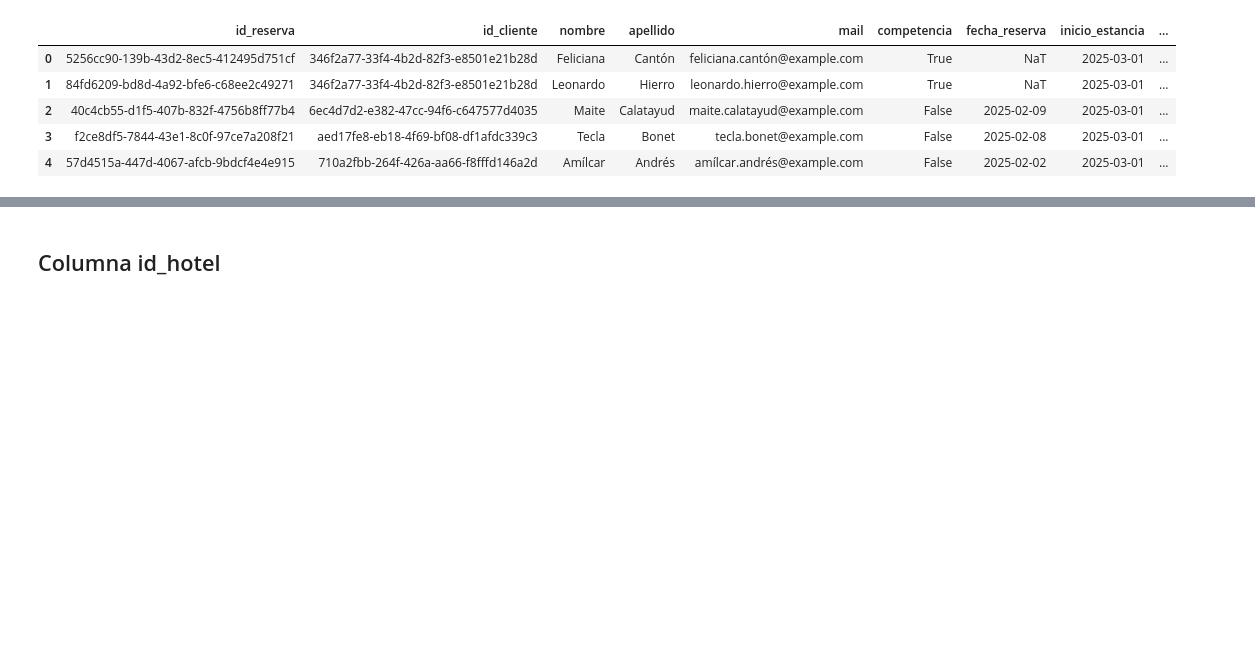
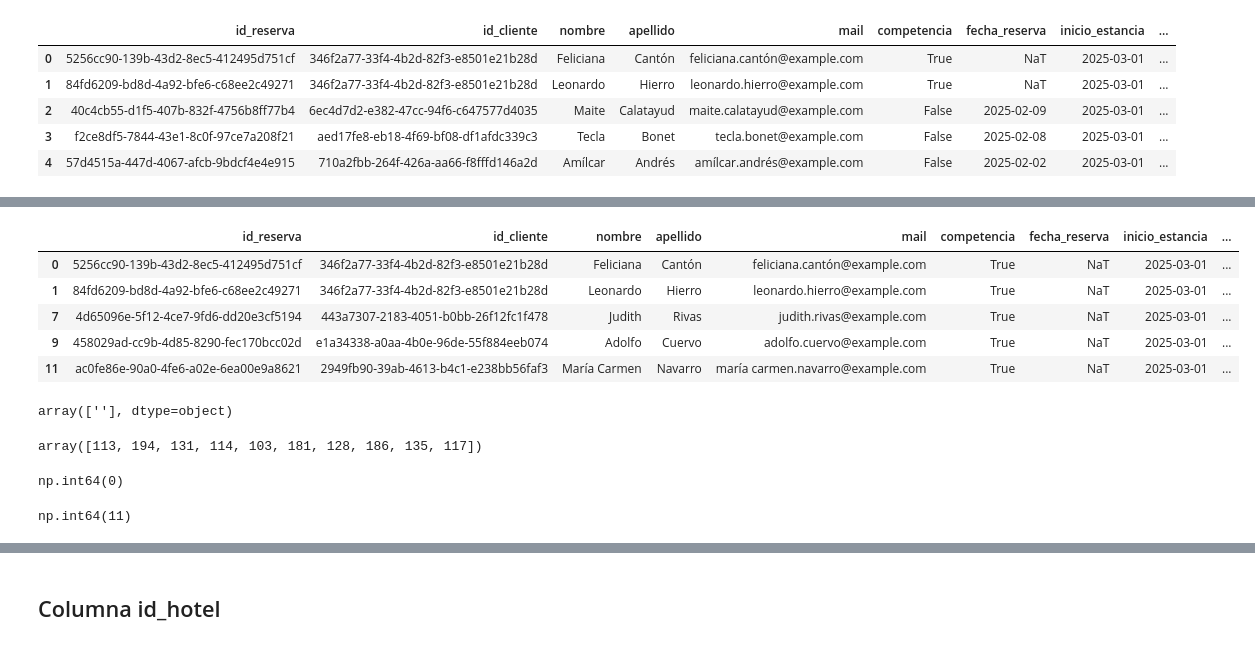
Before and after one commit to Gabijc/Proyecto_ETL_Hoteles, a Jupyter notebook: Notebooks/Analisis_inicial.ipynb, the cells around one changed output, grey strips where cells are left out. Saved outputs shown, nothing was run; the diff lists cells and outputs as text; code cells hidden in the pictures; blank space fills up the shorter version.

```diff
--- a/Notebooks/Analisis_inicial.ipynb
+++ b/Notebooks/Analisis_inicial.ipynb
@@ -168,0 +162,11 @@ En las filas que tienen valor true no tenemos nombre de hotel, mientras que en l
+# %%
+# Filtramos por los valores que son True
+df_true = data[data["col_prueba"] == "True"]
+df_true.head()
+# %% [output]
+|  | id_reserva | id_cliente | nombre | apellido | mail | competencia | fecha_reserva | inicio_estancia | ... |
+| 0 | 5256cc90-139b-43d2-8ec5-412495d751cf | 346f2a77-33f4-4b2d-82f3-e8501e21b28d | Feliciana | Cantón | feliciana.cantón@example.com | True | NaT | 2025-03-01 | ... |
+| 1 | 84fd6209-bd8d-4a92-bfe6-c68ee2c49271 | 346f2a77-33f4-4b2d-82f3-e8501e21b28d | Leonardo | Hierro | leonardo.hierro@example.com | True | NaT | 2025-03-01 | ... |
+| 7 | 4d65096e-5f12-4ce7-9fd6-dd20e3cf5194 | 443a7307-2183-4051-b0bb-26f12fc1f478 | Judith | Rivas | judith.rivas@example.com | True | NaT | 2025-03-01 | ... |
+| 9 | 458029ad-cc9b-4d85-8290-fec170bcc02d | e1a34338-a0aa-4b0e-96de-55f884eeb074 | Adolfo | Cuervo | adolfo.cuervo@example.com | True | NaT | 2025-03-01 | ... |
+| 11 | ac0fe86e-90a0-4fe6-a02e-6ea00e9a8621 | 2949fb90-39ab-4613-b4c1-e238bb56faf3 | María Carmen | Navarro | maría carmen.navarro@example.com | True | NaT | 2025-03-01 | ... |
@@ -168,0 +184,19 @@ En las filas que tienen valor true no tenemos nombre de hotel, mientras que en l
+# %%
+# Comprobamos los nombres de los hoteles de la competencia
+df_true["nombre_hotel"].unique()
+# %% [output]
+array([''], dtype=object)
+# %%
+# Comprobamos los id de hotel de la competencia
+df_true["id_hotel"].unique()
+# %% [output]
+array([113, 194, 131, 114, 103, 181, 128, 186, 135, 117])
+# %%
+df_true.duplicated().sum()
+# %% [output]
+np.int64(0)
+# %%
+# Revisamos duplicados
+df_true["id_cliente"].duplicated().sum()
+# %% [output]
+np.int64(11)
```
Also changed, not shown: parts of 23 cells of this notebook.
